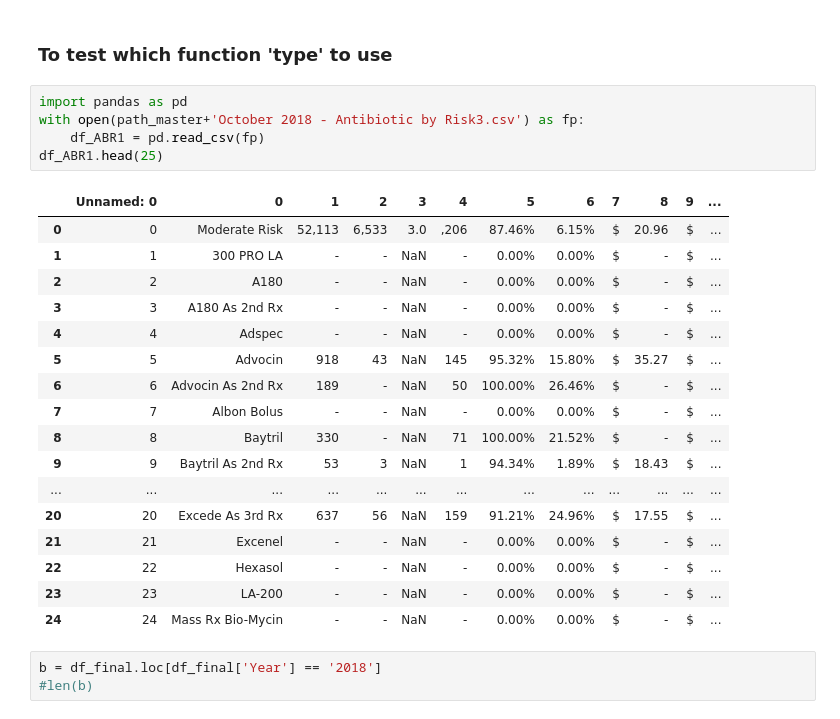
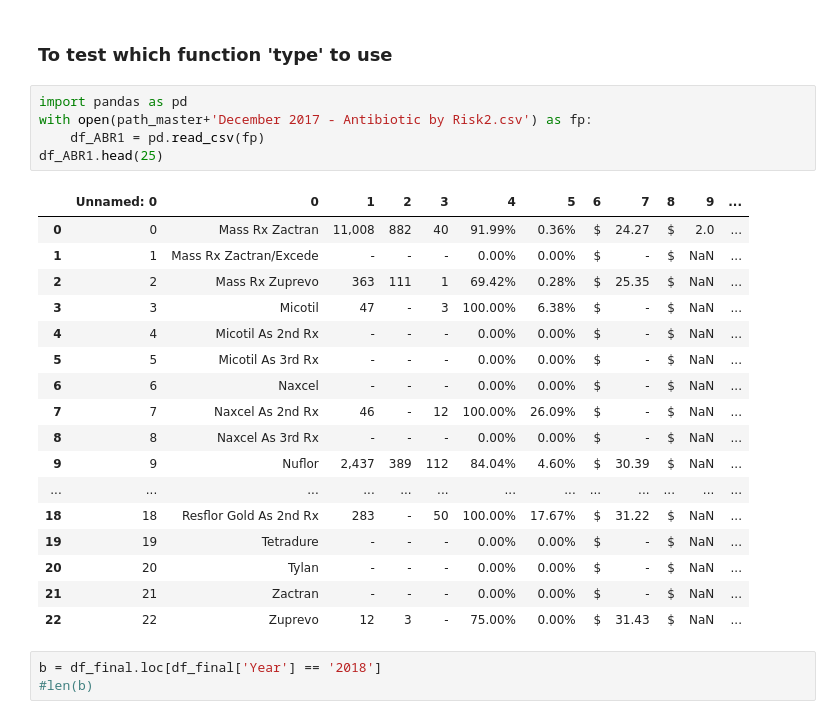
Before and after one commit to end2122/ZoetisCapstone, a Jupyter notebook: Antibiotics_by_Risk.ipynb, the cells around one changed output. Drawn from its saved outputs; the diff is of its cells as text.

Commit message:
starting December 2017

```diff
--- a/Antibiotics_by_Risk.ipynb
+++ b/Antibiotics_by_Risk.ipynb
@@ -461,27 +516,27 @@ df_ABR.to_csv(path_master+"/df_ABR.csv")
 ### To test which function 'type' to use
 # %%
 import pandas as pd
-with open(path_master+'October 2018 - Antibiotic by Risk3.csv') as fp:
+with open(path_master+'December 2017 - Antibiotic by Risk2.csv') as fp:
     df_ABR1 = pd.read_csv(fp)
 df_ABR1.head(25)
 # %% [output]
 |  | Unnamed: 0 | 0 | 1 | 2 | 3 | 4 | 5 | 6 | 7 | 8 | 9 | ... |
-| 0 | 0 | Moderate Risk | 52,113 | 6,533 | 3.0 | ,206 | 87.46% | 6.15% | $ | 20.96 | $ | ... |
-| 1 | 1 | 300 PRO LA | - | - | NaN | - | 0.00% | 0.00% | $ | - | $ | ... |
-| 2 | 2 | A180 | - | - | NaN | - | 0.00% | 0.00% | $ | - | $ | ... |
-| 3 | 3 | A180 As 2nd Rx | - | - | NaN | - | 0.00% | 0.00% | $ | - | $ | ... |
-| 4 | 4 | Adspec | - | - | NaN | - | 0.00% | 0.00% | $ | - | $ | ... |
-| 5 | 5 | Advocin | 918 | 43 | NaN | 145 | 95.32% | 15.80% | $ | 35.27 | $ | ... |
-| 6 | 6 | Advocin As 2nd Rx | 189 | - | NaN | 50 | 100.00% | 26.46% | $ | - | $ | ... |
-| 7 | 7 | Albon Bolus | - | - | NaN | - | 0.00% | 0.00% | $ | - | $ | ... |
-| 8 | 8 | Baytril | 330 | - | NaN | 71 | 100.00% | 21.52% | $ | - | $ | ... |
-| 9 | 9 | Baytril As 2nd Rx | 53 | 3 | NaN | 1 | 94.34% | 1.89% | $ | 18.43 | $ | ... |
+| 0 | 0 | Mass Rx Zactran | 11,008 | 882 | 40 | 91.99% | 0.36% | $ | 24.27 | $ | 2.0 | ... |
+| 1 | 1 | Mass Rx Zactran/Excede | - | - | - | 0.00% | 0.00% | $ | - | $ | NaN | ... |
+| 2 | 2 | Mass Rx Zuprevo | 363 | 111 | 1 | 69.42% | 0.28% | $ | 25.35 | $ | NaN | ... |
+| 3 | 3 | Micotil | 47 | - | 3 | 100.00% | 6.38% | $ | - | $ | NaN | ... |
+| 4 | 4 | Micotil As 2nd Rx | - | - | - | 0.00% | 0.00% | $ | - | $ | NaN | ... |
+| 5 | 5 | Micotil As 3rd Rx | - | - | - | 0.00% | 0.00% | $ | - | $ | NaN | ... |
+| 6 | 6 | Naxcel | - | - | - | 0.00% | 0.00% | $ | - | $ | NaN | ... |
+| 7 | 7 | Naxcel As 2nd Rx | 46 | - | 12 | 100.00% | 26.09% | $ | - | $ | NaN | ... |
+| 8 | 8 | Naxcel As 3rd Rx | - | - | - | 0.00% | 0.00% | $ | - | $ | NaN | ... |
+| 9 | 9 | Nuflor | 2,437 | 389 | 112 | 84.04% | 4.60% | $ | 30.39 | $ | NaN | ... |
 | ... | ... | ... | ... | ... | ... | ... | ... | ... | ... | ... | ... | ... |
-| 20 | 20 | Excede As 3rd Rx | 637 | 56 | NaN | 159 | 91.21% | 24.96% | $ | 17.55 | $ | ... |
-| 21 | 21 | Excenel | - | - | NaN | - | 0.00% | 0.00% | $ | - | $ | ... |
-| 22 | 22 | Hexasol | - | - | NaN | - | 0.00% | 0.00% | $ | - | $ | ... |
-| 23 | 23 | LA-200 | - | - | NaN | - | 0.00% | 0.00% | $ | - | $ | ... |
-| 24 | 24 | Mass Rx Bio-Mycin | - | - | NaN | - | 0.00% | 0.00% | $ | - | $ | ... |
+| 18 | 18 | Resflor Gold As 2nd Rx | 283 | - | 50 | 100.00% | 17.67% | $ | 31.22 | $ | NaN | ... |
+| 19 | 19 | Tetradure | - | - | - | 0.00% | 0.00% | $ | - | $ | NaN | ... |
+| 20 | 20 | Tylan | - | - | - | 0.00% | 0.00% | $ | - | $ | NaN | ... |
+| 21 | 21 | Zactran | - | - | - | 0.00% | 0.00% | $ | - | $ | NaN | ... |
+| 22 | 22 | Zuprevo | 12 | 3 | - | 75.00% | 0.00% | $ | 31.43 | $ | NaN | ... |
 # %%
 b = df_final.loc[df_final['Year'] == '2018']
 #len(b)
```
Also changed, not shown: parts of 3 cells of this notebook.
